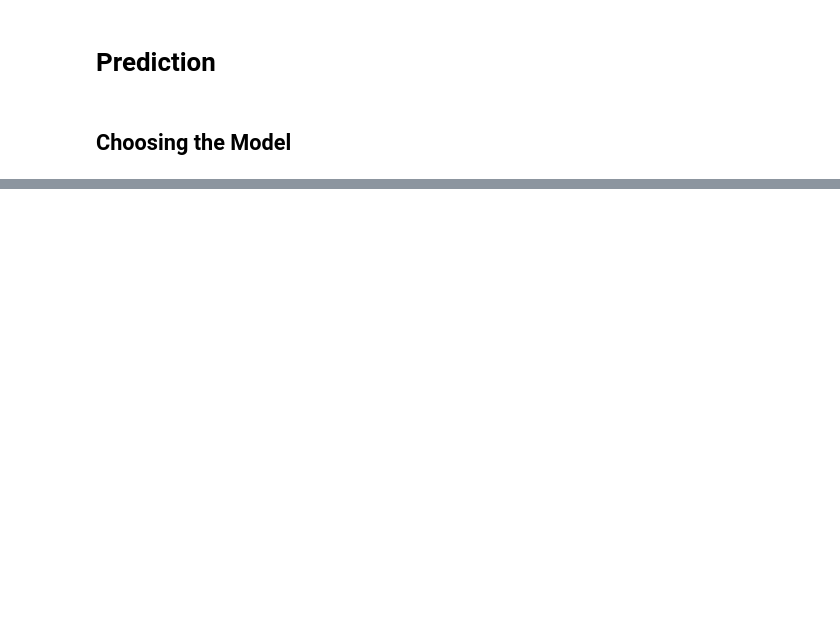
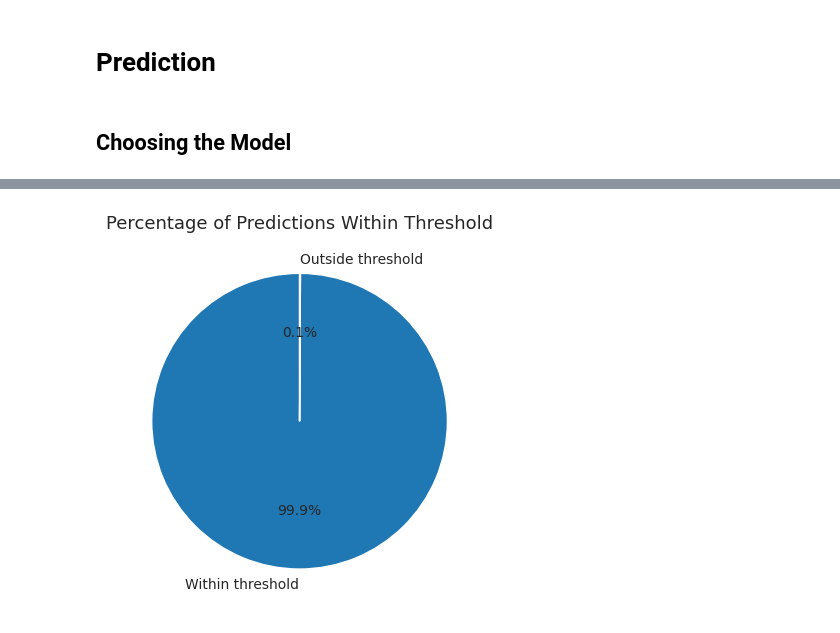
Before and after one commit to giakomorssi/Fraud-and-Delivery, a Jupyter notebook: 02_Prediction.ipynb, the cells around one changed output, grey strips where cells are left out. Saved outputs shown, nothing was run; the diff lists cells and outputs as text; code cells hidden in the pictures; blank space fills up the shorter version.

```diff
--- a/02_Prediction.ipynb
+++ b/02_Prediction.ipynb
@@ -86,7 +117,9 @@ X_test = enc.transform(X_test)
 from sklearn.preprocessing import OneHotEncoder
 
 # Select columns for one-hot encoding
-one_hot_cols = [0, 7, 9, 12, 15, 30]
+one_hot_cols = [0, 6, 8, 11, 14, 29]
+#one_hot_cols = [0, 5, 7, 10, 13, 28] use this if we want to remove Late_delivery_risk
+
 # Type, Department Name, Category Name, Market, Order Status, Customer Segment
 
 # Fit one-hot encoder to training data
@@ -148,0 +255,12 @@ X_test.columns = X_test.columns.astype(str)
+# %%
+within_threshold = (np.abs(y_pred.ravel() - y_test.ravel()) < 0.00000000001).mean() #0.1 = 2.4 hours
+outside_threshold = 1 - within_threshold
+fig, ax = plt.subplots()
+labels = ['Within threshold', 'Outside threshold']
+sizes = [within_threshold, outside_threshold]
+colors = ['#1f77b4', '#ff7f0e']
+plt.pie(sizes, labels=labels, colors=colors, autopct='%1.1f%%', startangle=90)
+plt.title('Percentage of Predictions Within Threshold', fontsize=13)
+plt.show()
+# %% [output]
+[figure, added]
```
Also changed, not shown: parts of 24 cells of this notebook.
